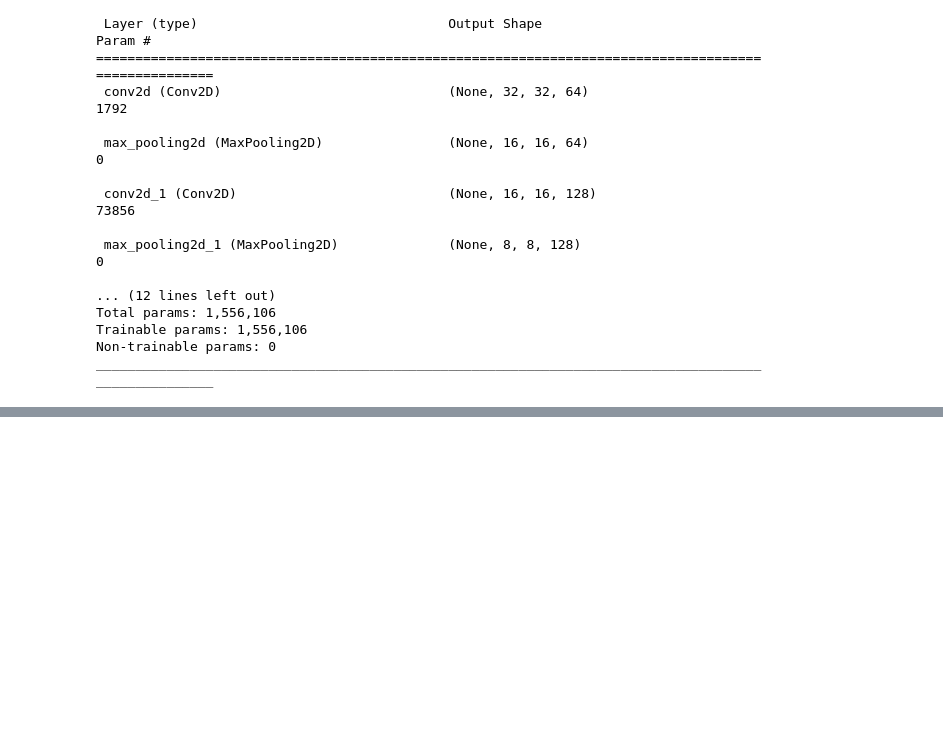
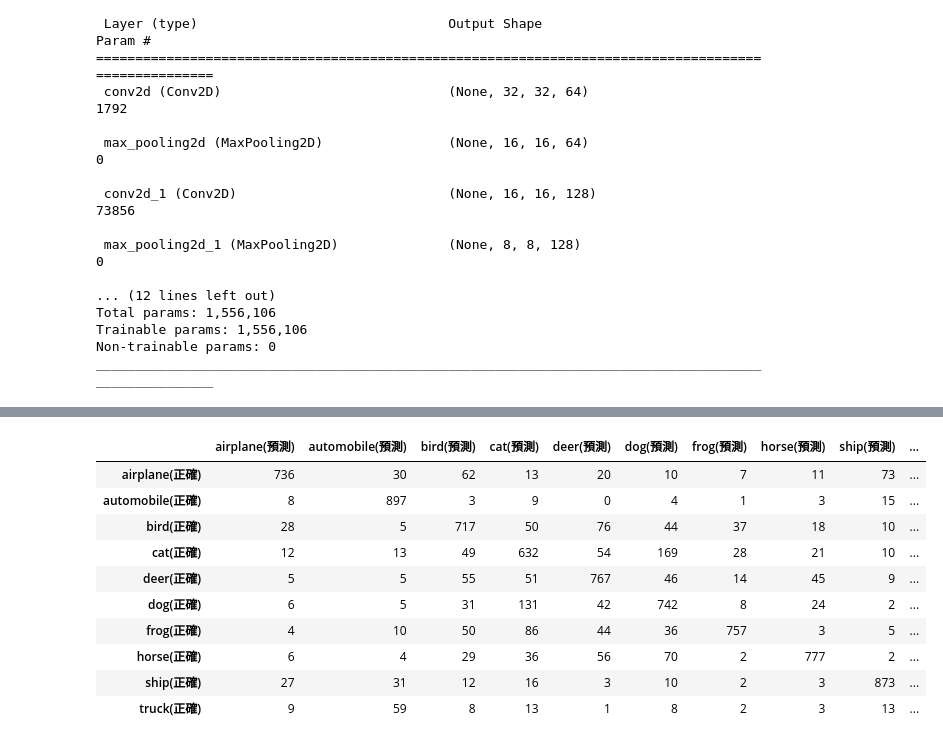
Before and after one commit to hanslee105/Deep-Machine-Learning, a Jupyter notebook: 20211122cifar10_gap_DL.ipynb, the cells around one changed output, grey strips where cells are left out. Saved outputs shown, nothing was run; the diff lists cells and outputs as text; code cells hidden in the pictures; blank space fills up the shorter version.

```diff
--- a/20211122cifar10_gap_DL.ipynb
+++ b/20211122cifar10_gap_DL.ipynb
@@ -142,0 +150,21 @@ model.evaluate(x_test_norm, y_test)
+# %%
+# keras: y_test_cat sklearn: y_test
+import pandas as pd
+from sklearn.metrics import confusion_matrix
+pre = model.predict(x_test_norm).argmax(axis=1)
+mat = confusion_matrix(y_test_1d, pre)
+pd.DataFrame(mat,
+             index=["{}(正確)".format(trans[i]) for i in range(10)],
+             columns=["{}(預測)".format(trans[i]) for i in range(10)])
+# %% [output]
+|  | airplane(預測) | automobile(預測) | bird(預測) | cat(預測) | deer(預測) | dog(預測) | frog(預測) | horse(預測) | ship(預測) | ... |
+| airplane(正確) | 736 | 30 | 62 | 13 | 20 | 10 | 7 | 11 | 73 | ... |
+| automobile(正確) | 8 | 897 | 3 | 9 | 0 | 4 | 1 | 3 | 15 | ... |
+| bird(正確) | 28 | 5 | 717 | 50 | 76 | 44 | 37 | 18 | 10 | ... |
+| cat(正確) | 12 | 13 | 49 | 632 | 54 | 169 | 28 | 21 | 10 | ... |
+| deer(正確) | 5 | 5 | 55 | 51 | 767 | 46 | 14 | 45 | 9 | ... |
+| dog(正確) | 6 | 5 | 31 | 131 | 42 | 742 | 8 | 24 | 2 | ... |
+| frog(正確) | 4 | 10 | 50 | 86 | 44 | 36 | 757 | 3 | 5 | ... |
+| horse(正確) | 6 | 4 | 29 | 36 | 56 | 70 | 2 | 777 | 2 | ... |
+| ship(正確) | 27 | 31 | 12 | 16 | 3 | 10 | 2 | 3 | 873 | ... |
+| truck(正確) | 9 | 59 | 8 | 13 | 1 | 8 | 2 | 3 | 13 | ... |
```
Also changed, not shown: parts of 8 cells of this notebook.
